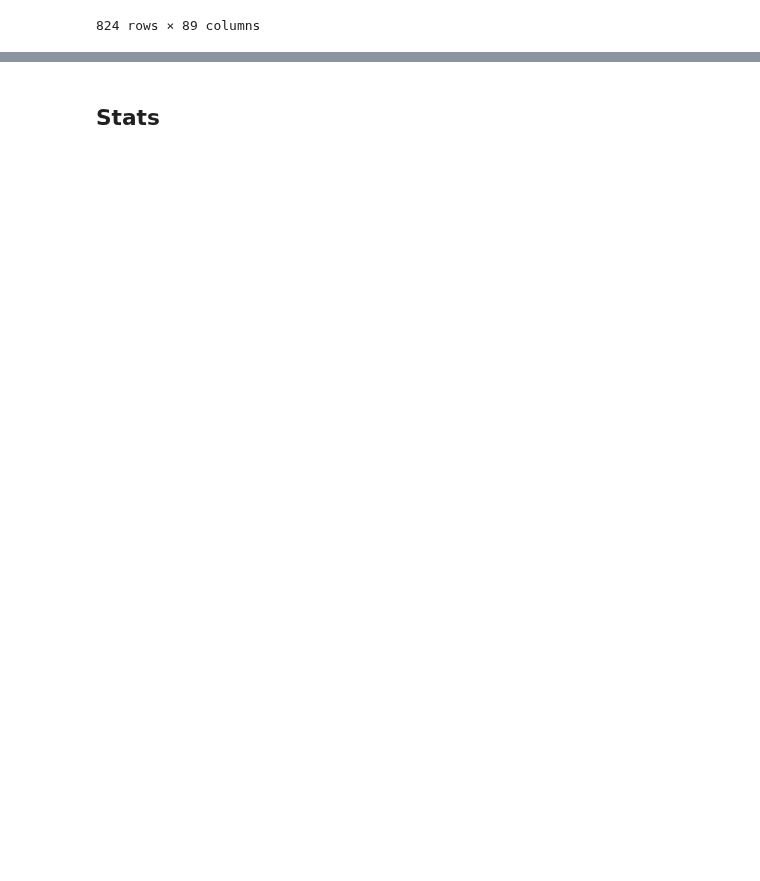
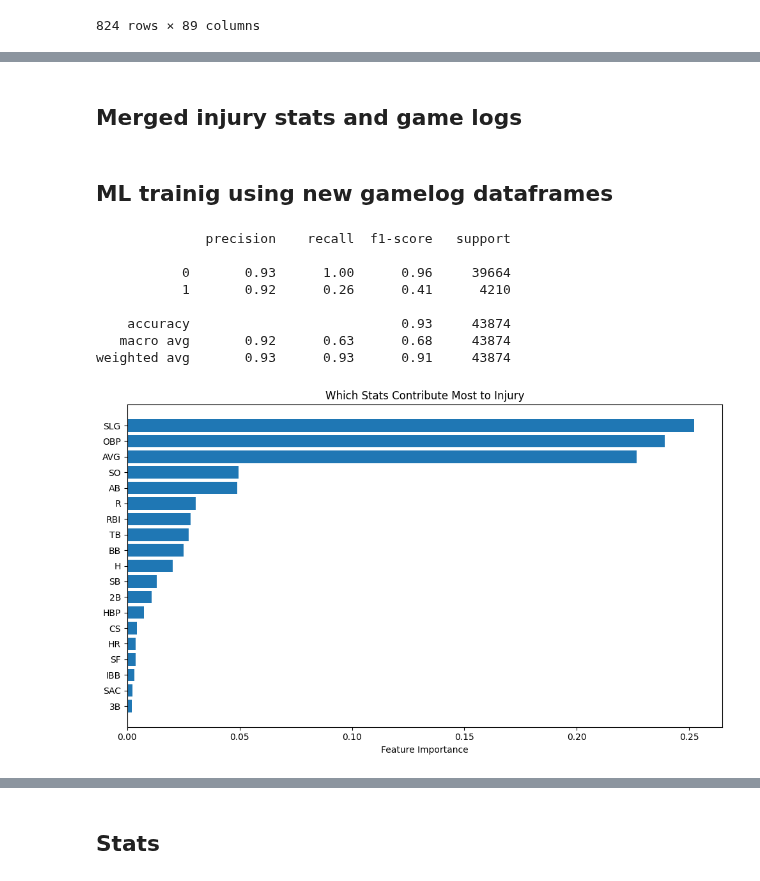
Before and after one commit to laniel123/MLB_Injury_Report, a Jupyter notebook: mlb/notebooks/Mlb_player_db.ipynb, the cells around one changed output, grey strips where cells are left out. Drawn from its saved outputs; the diff is of its cells as text; code cells hidden in the pictures; blank space fills up the shorter version.

Commit message:
Risk Model Created

```diff
--- a/mlb/notebooks/Mlb_player_db.ipynb
+++ b/mlb/notebooks/Mlb_player_db.ipynb
@@ -543,0 +556,13 @@ SyntaxError: invalid syntax (4108918011.py, line 6)
+# %%
+query = """
+SELECT mlb_player_stats.* , mlb_player_info.*
+FROM mlb_player_stats
+INNER JOIN mlb_player_info ON mlb_player_stats.mlb_player_id = mlb_player_info.mlb_player_id
+WHERE stat_type = 'gameLog'
+"""
+
+game_log_pre = pd.read_sql_query(query, conn)
+
+game_log_pre = game_log_pre.loc[:, ~game_log_pre.columns.duplicated()]
+
+game_log_pre.head()
@@ -543,0 +651,2 @@ SyntaxError: invalid syntax (4108918011.py, line 6)
+# %% [markdown]
+## Merged injury stats and game logs
@@ -543,0 +706,57 @@ SyntaxError: invalid syntax (4108918011.py, line 6)
+# %% [markdown]
+## ML trainig using new gamelog dataframes
+# %%
+import pandas as pd
+from sklearn.model_selection import train_test_split
+from sklearn.ensemble import RandomForestClassifier
+from sklearn.metrics import classification_report
+import matplotlib.pyplot as plt
+
+
+# STEP 1: Load your labeled dataset
+df = game_logs.copy()
+
+# STEP 2: Drop irrelevant columns
+irrelevant_cols = ["Name", "Date", "Team", "OPP", "mlb_player_id"]
+df = df.drop(columns=[col for col in irrelevant_cols if col in df.columns])
+
+# STEP 3: Drop rows with missing values
+df = df.dropna()
+
+# STEP 4: Define features (X) and target (y)
+X = df.drop(columns=["Injured", "PlayerID"])
+y = df["Injured"]
+
+# STEP 5: Train/test split
+X_train, X_test, y_train, y_test = train_test_split(X, y, test_size=0.2, random_state=42)
+
+# STEP 6: Train a model (Random Forest works well for feature importance)
+model = RandomForestClassifier(n_estimators=100, random_state=42)
+model.fit(X_train, y_train)
+
+# STEP 7: Evaluate the model
+y_pred = model.predict(X_test)
+print(classification_report(y_test, y_pred))
+
+# STEP 8: Plot feature importances
+importances = model.feature_importances_
+features = X.columns
+sorted_idx = importances.argsort()[::-1]
+
+plt.figure(figsize=(10, 6))
+plt.barh(features[sorted_idx], importances[sorted_idx])
+plt.xlabel("Feature Importance")
+plt.title("Which Stats Contribute Most to Injury")
+plt.gca().invert_yaxis()
+plt.tight_layout()
+plt.show()
+# %% [output]
+              precision    recall  f1-score   support
+
+           0       0.93      1.00      0.96     39664
+           1       0.92      0.26      0.41      4210
+
+    accuracy                           0.93     43874
+   macro avg       0.92      0.63      0.68     43874
+weighted avg       0.93      0.93      0.91     43874
+[figure, added]
```
Also changed, not shown: parts of 21 cells of this notebook, 6 other files.
